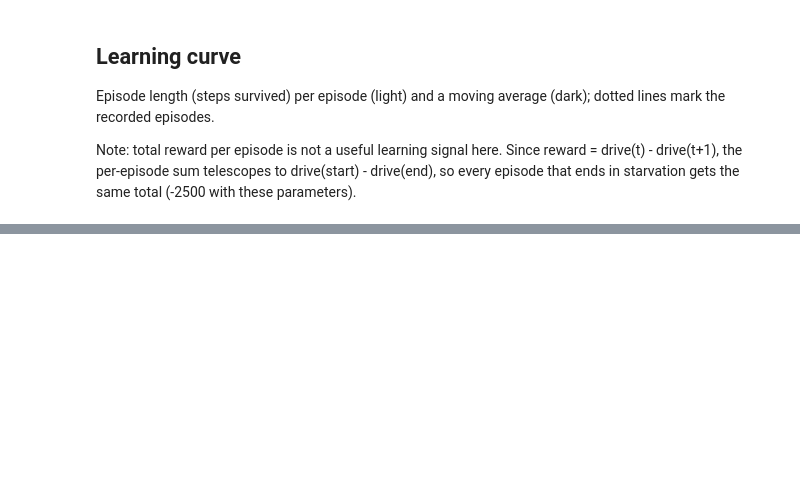
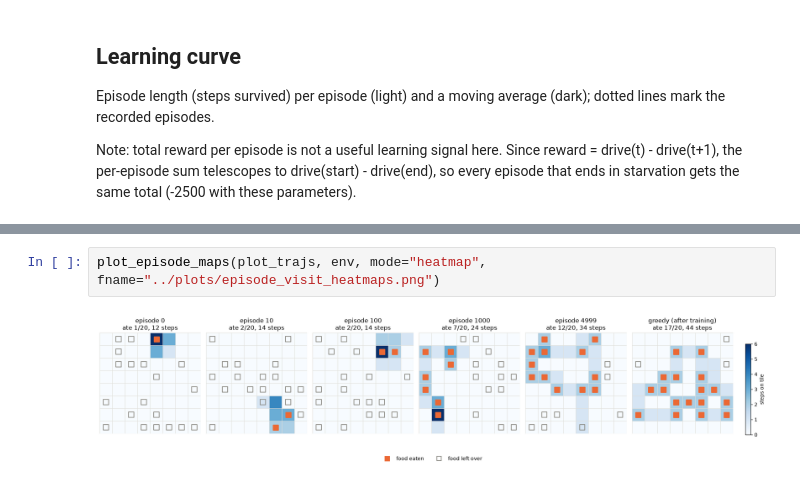
Before and after one commit to JuanMendez163/embodied_organs, a Jupyter notebook: notebooks/qlearning.ipynb, the cells around one changed output, grey strips where cells are left out. Cells and saved outputs as stored; diff of their text form; blank space fills up the shorter version.

```diff
--- a/notebooks/qlearning.ipynb
+++ b/notebooks/qlearning.ipynb
@@ -184,0 +396,4 @@ plot_trajectories(plot_trajs, env, titles=titles)
+# %%
+plot_episode_maps(plot_trajs, env, mode="heatmap", fname="../plots/episode_visit_heatmaps.png")
+# %% [output]
+[figure, added]
```
Also changed, not shown: parts of 11 cells of this notebook, 2 other files.
